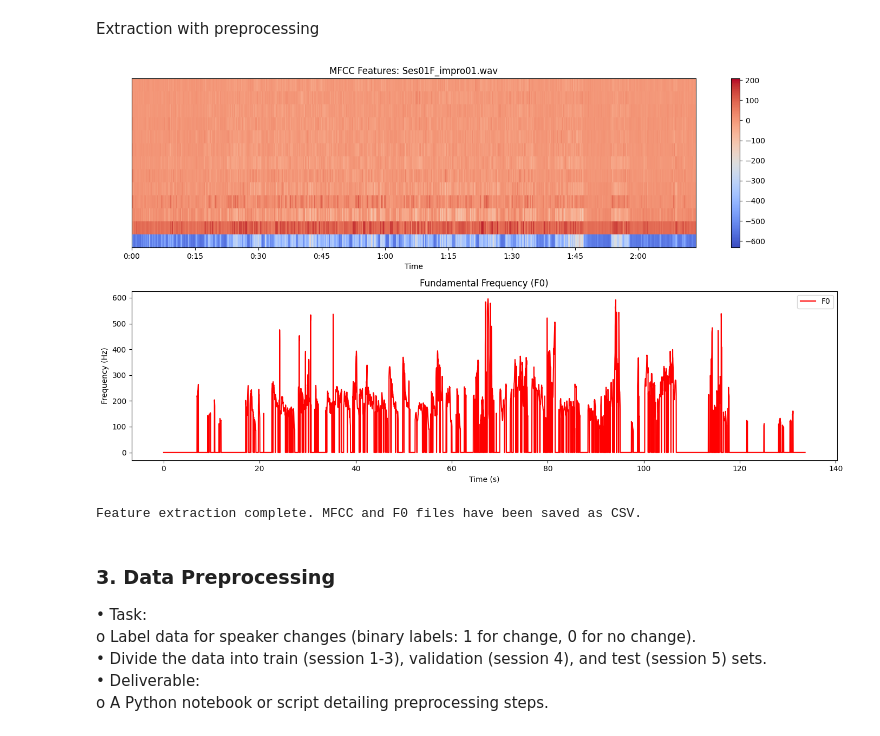
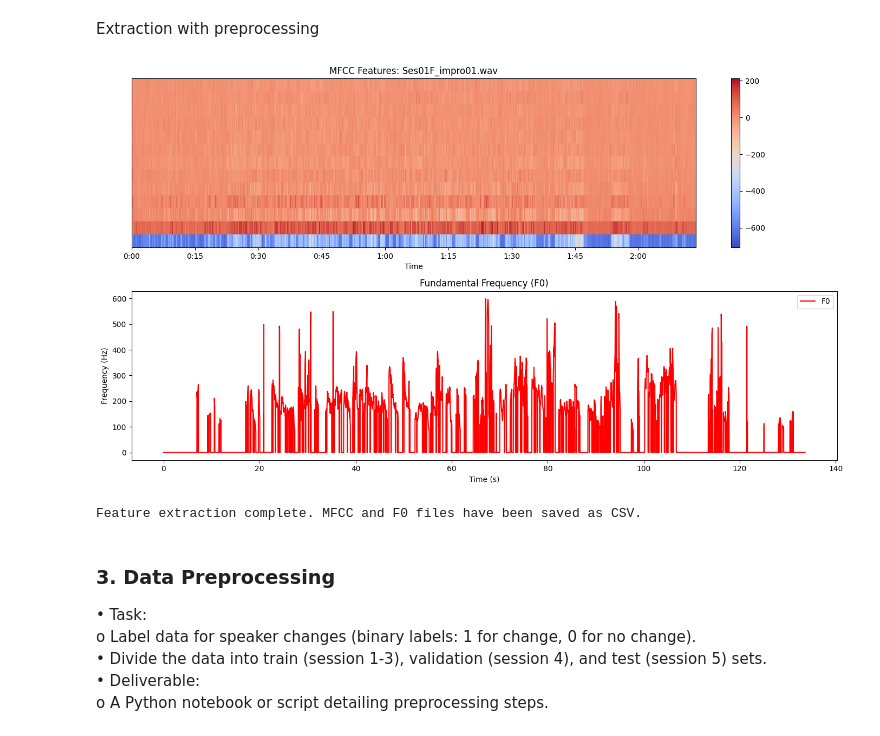
Before and after one commit to JohnasLeee/Speaker-Change-Detection-Using-F0-and-MFCC-Features-with-the-IEMOCAP-Dataset, a Jupyter notebook: main.ipynb, the cells around one changed output. Drawn from its saved outputs; the diff is of its cells as text; code cells hidden in the pictures.

```diff
--- a/main.ipynb
+++ b/main.ipynb
@@ -162,7 +162,6 @@ Extraction with preprocessing
 #    - 20ms frames, 10ms overlap
 ############################################
 
-# Directories (please adjust to your paths)
 wav_dir = r'IEMOCAP\IEMOCAP\All_Wav_Files'
 output_dir = r'IEMOCAP\IEMOCAP\features'
 
@@ -170,10 +169,10 @@ output_dir = r'IEMOCAP\IEMOCAP\features'
 os.makedirs(output_dir, exist_ok=True)
 
 # Frame and hop size in seconds
-frame_length = 0.05  # 20 ms
-hop_length = 0.02    # 10 ms
+frame_length = 0.02  # 20 ms
+hop_length = 0.01    # 10 ms
 
-# For visualization (optional) - to only plot one file
+# to only plot one file
 first_wav_plotted = False
 
 for file in os.listdir(wav_dir):
@@ -200,34 +199,34 @@ for file in os.listdir(wav_dir):
         # Save extracted features as CSV
         base_name = os.path.splitext(file)[0]
         feature_df = pd.DataFrame(mfcc.T, columns=[f'mfcc_{i+1}' for i in range(mfcc.shape[0])])
         feature_df['f0'] = np.interp(np.arange(len(mfcc.T)), np.arange(len(f0)), f0)
         feature_df.to_csv(os.path.join(output_dir, f'{base_name}.csv'), index=False)
 
         # Visualization for the first file only
         if not first_wav_plotted:
             plt.figure(figsize=(14, 8))
 
             plt.subplot(2, 1, 1)
             librosa.display.specshow(mfcc, x_axis='time', sr=sr, hop_length=hop_size)
             plt.colorbar()
             plt.title(f'MFCC Features: {file}')
 
             plt.subplot(2, 1, 2)
             time_axis = np.linspace(0, len(f0) * hop_length, len(f0))
             plt.plot(time_axis, f0, color='r', label='F0')
             plt.xlabel('Time (s)')
             plt.ylabel('Frequency (Hz)')
             plt.title('Fundamental Frequency (F0)')
             plt.legend()
 
             plt.tight_layout()
             plt.show()
 
             first_wav_plotted = True
 
 print("Feature extraction complete. MFCC and F0 files have been saved as CSV.")
 # %% [output]
-[figure, old version]
+[figure, new version]
 Feature extraction complete. MFCC and F0 files have been saved as CSV.
 # %% [markdown]
 ### 3. Data Preprocessing
```
Also changed, not shown: parts of 8 cells of this notebook, 3 other files.
